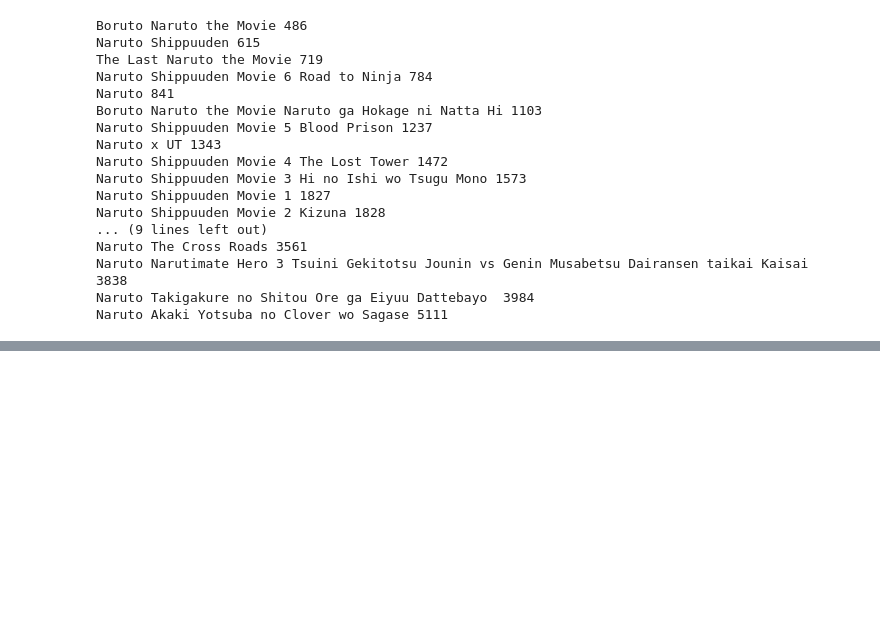
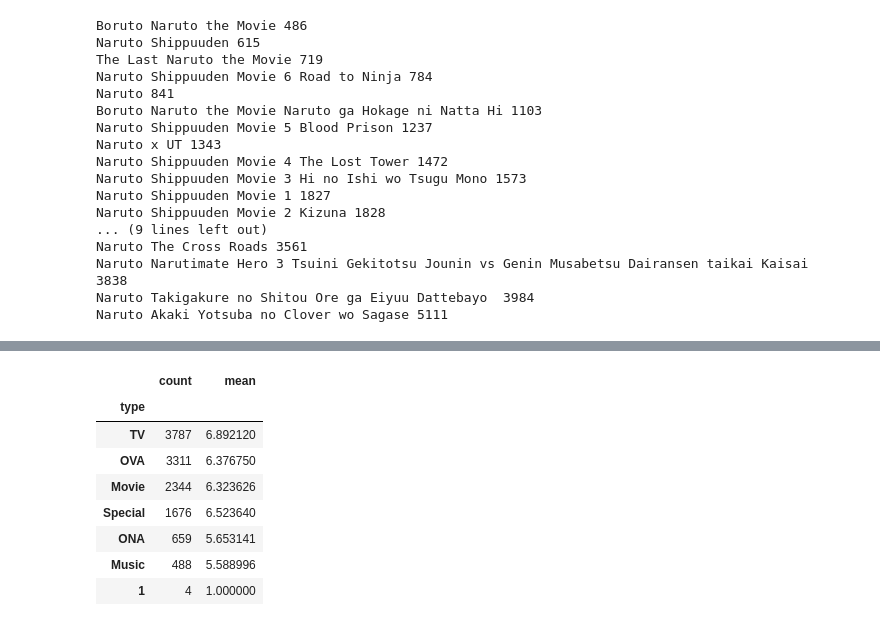
Before and after one commit to Laxmanlee/Anime-Recoomendation-system, a Jupyter notebook: BD_project.ipynb, the cells around one changed output, grey strips where cells are left out. Cells and saved outputs as stored; diff of their text form; code cells hidden in the pictures; blank space fills up the shorter version.

```diff
--- a/BD_project.ipynb
+++ b/BD_project.ipynb
@@ -164,0 +197,12 @@ Naruto Akaki Yotsuba no Clover wo Sagase 5111
+# %%
+anime[['type','rating']].groupby('type').agg(['count','mean'])['rating'].sort_values(by='count', ascending=False)[:10]
+# %% [output]
+|  | count | mean |
+| type |  |  |
+| TV | 3787 | 6.892120 |
+| OVA | 3311 | 6.376750 |
+| Movie | 2344 | 6.323626 |
+| Special | 1676 | 6.523640 |
+| ONA | 659 | 5.653141 |
+| Music | 488 | 5.588996 |
+| 1 | 4 | 1.000000 |
```
Also changed, not shown: parts of 2 cells of this notebook.
